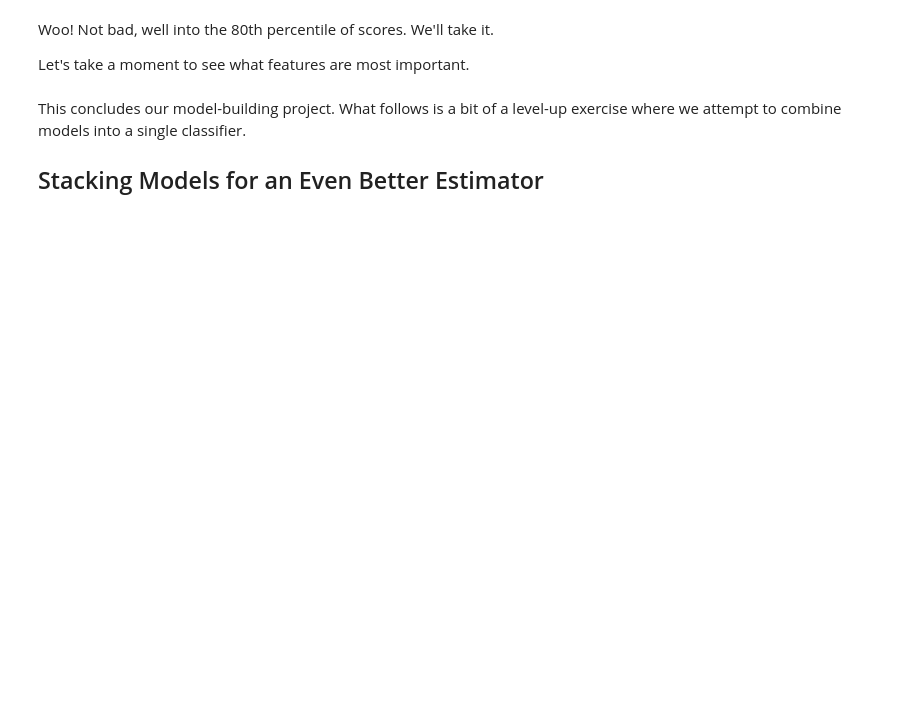
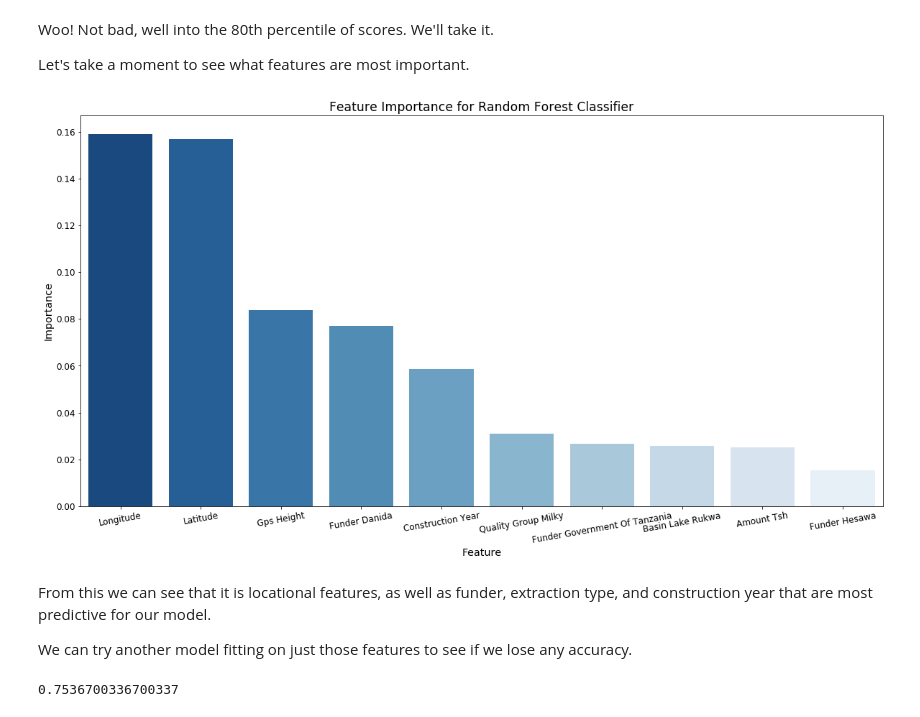
Before and after one commit to kcalizadeh/phase_3_water_table_project, a Jupyter notebook: phase03/phase03_project/model_notebook.ipynb, the cells around one changed output. Saved outputs shown, nothing was run; the diff lists cells and outputs as text; code cells hidden in the pictures; blank space fills up the shorter version.

```diff
--- a/phase03/phase03_project/model_notebook.ipynb
+++ b/phase03/phase03_project/model_notebook.ipynb
@@ -189,7 +170,47 @@ predictions_df.to_csv('pump_data/predictions.csv')
 Woo! Not bad, well into the 80th percentile of scores. We'll take it.
 
 Let's take a moment to see what features are most important.
-# %% [markdown]
-This concludes our model-building project. What follows is a bit of a level-up exercise where we attempt to combine models into a single classifier.
-
-## Stacking Models for an Even Better Estimator
+# %%
+# make a dataframe of the features and their relative importances
+feature_importances = list(forest_pipeline[1].feature_importances_)
+feature_names = list(pd.get_dummies(xtrain_ft).columns)
+ft_importance_df = pd.DataFrame(list(zip(feature_names, feature_importances)), columns=['Feature', 'Importance'])
+ft_importance_df = ft_importance_df.sort_values('Importance', ascending=False)
+
+# plot the top 10 features
+fig, ax = plt.subplots(figsize=(20, 10))
+ft_importance_df['Feature'] = ft_importance_df['Feature'].map(lambda x: x.title().replace('_', ' '))
+sns.barplot(data=ft_importance_df[0:10], x='Feature', y='Importance', palette=reversed(sns.color_palette('Blues', n_colors=10)))
+plt.xticks(rotation=10, fontsize='large')
+plt.xlabel('Feature', fontsize='x-large')
+plt.title('Feature Importance for Random Forest Classifier', fontsize='xx-large')
+plt.yticks(fontsize='large')
+plt.ylabel('Importance', fontsize='x-large')
+plt.show()
+# %% [output]
+[figure, added]
+# %% [markdown]
+From this we can see that it is locational features, as well as funder, extraction type, and construction year that are most predictive for our model.
+
+We can try another model fitting on just those features to see if we lose any accuracy.
+# %%
+# open the model
+model_pickle = open('pump_data/models.pkl', 'rb')
+best_model = pickle.load(model_pickle)
+model_pickle.close()
+
+best_features = ['longitude', 'latitude', 'gps_height', 'quality_group', 'construction_year', 'funder', 'extraction_type_class', 'region', 'amount_tsh', 'basin']
+
+best_cat_features = ['extraction_type_class', 'quality_group', 'funder', 'region', 'basin']
+
+# build a pipeline with the parameters from our best model
+few_feature_pipeline= Pipeline(steps=[
+    ('cleaner', Cleaner(cat_features=best_cat_features)),
+    ('randforest', RandomForestClassifier(criterion='gini', n_estimators=200, max_features=0.25, min_samples_leaf=2, min_samples_split=9))
+])
+
+few_feature_pipeline.fit(xtrain[best_features], ytrain)
+
+few_feature_pipeline.score(xtest[best_features], ytest)
+# %% [output]
+0.7536700336700337
```
Also changed, not shown: parts of 25 cells of this notebook, 4 other files.
